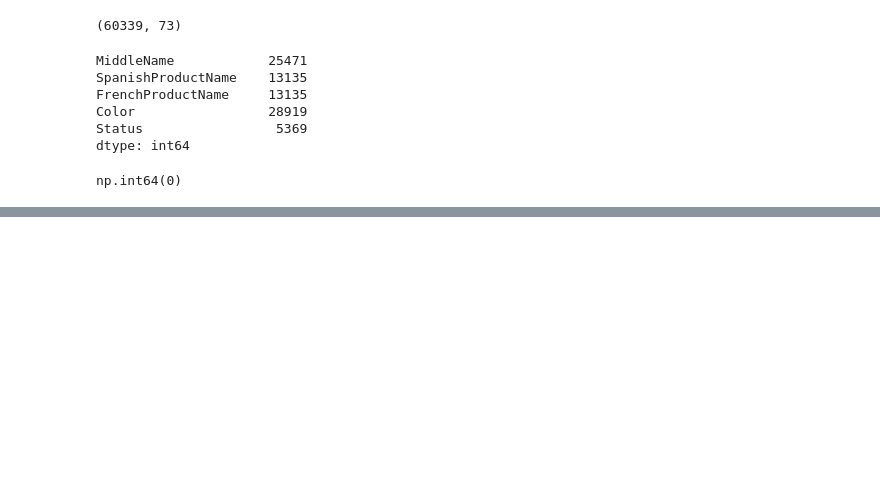
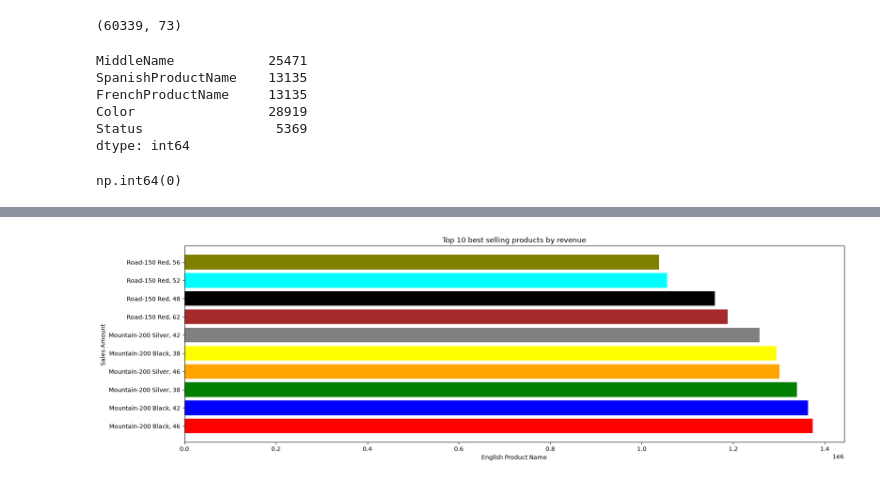
Before and after one commit to bahaeddine-beep/Final_Project_Summer_camp, a Jupyter notebook: final_priject.ipynb, the cells around one changed output, grey strips where cells are left out. Drawn from its saved outputs; the diff is of its cells as text; code cells hidden in the pictures; blank space fills up the shorter version.

```diff
--- a/final_priject.ipynb
+++ b/final_priject.ipynb
@@ -168,0 +247,4 @@ for i in text_columns:
+# %%
+print("Top 10 bests elling products")
+top_selling_products=Data_frame_finale.groupby("EnglishProductName")["SalesAmount"].sum().sort_values(ascending=False).round(2).reset_index()
+top_selling_products.head(10)
@@ -168,0 +315,10 @@ for i in text_columns:
+# %%
+top_10_products=top_selling_products.head(10).reset_index()
+fig, ax= plt.subplots(figsize=(20,6))
+ax.barh(top_10_products["EnglishProductName"],top_10_products["SalesAmount"],color =["red","blue","green","orange","yellow","gray","brown","black","cyan","olive"] )
+ax.set_title("Top 10 best selling products by revenue")
+ax.set_xlabel("English Product Name")
+ax.set_ylabel("Sales Amount ")
+plt.show()
+# %% [output]
+[figure, added]
```
Also changed, not shown: parts of 29 cells of this notebook.
